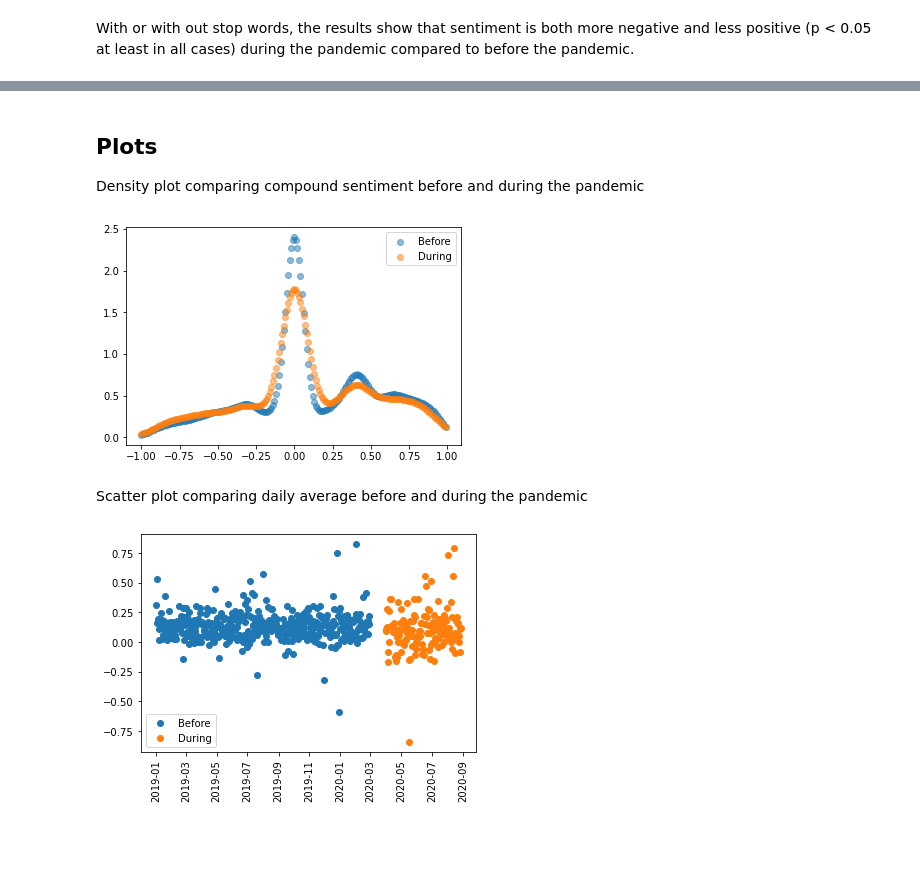
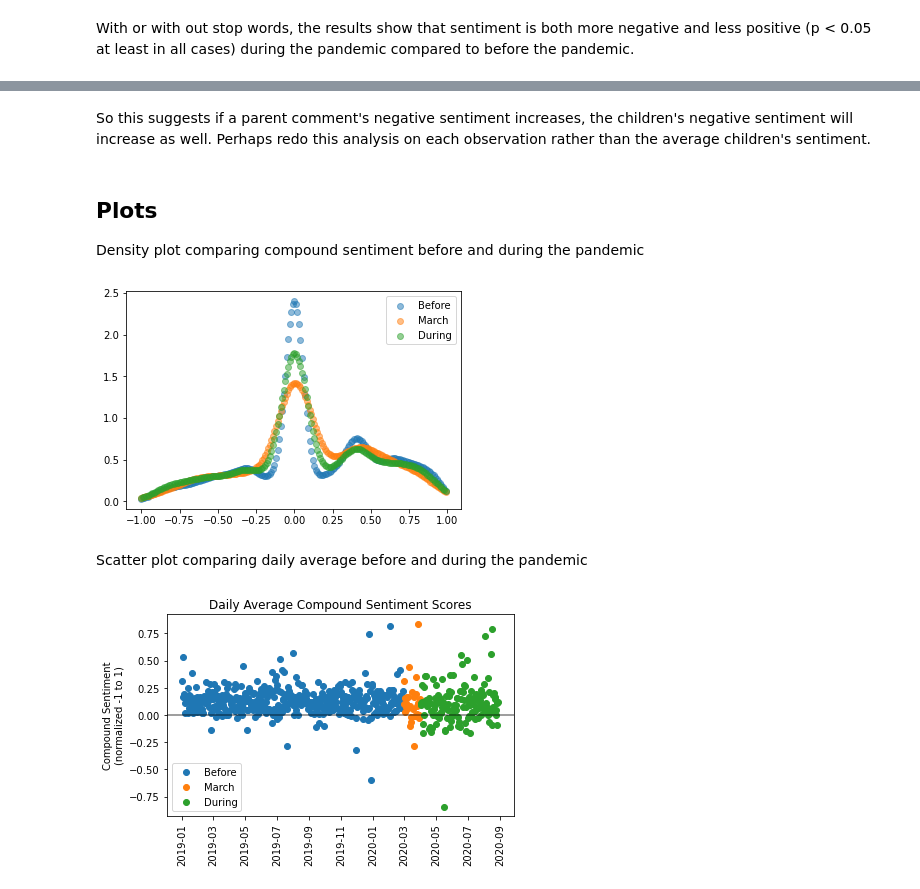
Before and after one commit to mwhuhn/forum-sentiment-old, a Jupyter notebook: 2-Sentiment_Analysis.ipynb, the cells around one changed output, grey strips where cells are left out. Cells and saved outputs as stored; diff of their text form; code cells hidden in the pictures; blank space fills up the shorter version.

```diff
--- a/2-Sentiment_Analysis.ipynb
+++ b/2-Sentiment_Analysis.ipynb
@@ -178,3 +179,8 @@ df = df[(df['date_created']>pd.Timestamp(2019,1,1))]
 # %%
 df['before'] = df['date_created'] <= pd.Timestamp(2020,2,28)
 df['during'] = df['date_created'] >= pd.Timestamp(2020,4,1)
+df['march'] = ~df['before'] & ~df['during']
+df.loc[df['before'], 'period'] = 'before'
+df.loc[df['march'], 'period'] = 'march'
+df.loc[df['during'], 'period'] = 'during'
+df['period'].value_counts()
@@ -180,0 +192,3 @@ df['during'] = df['date_created'] >= pd.Timestamp(2020,4,1)
+# %%
+df['is_parent'] = df['parent_id'] == ""
+df['is_parent'].value_counts()
@@ -195,15 +219,15 @@ Without stop words or punctuation
 # %%
-text = df['text']
-text = text.apply(clean_text)
-tokenizer = RegexpTokenizer(r'\w+')
-text = text.apply(tokenizer.tokenize)
-text = text.apply(remove_stopwords)
-df['text_clean'] = text.apply(lambda x: " ".join(x))
-sentiment_clean = df['text_clean'].apply(lambda x: sentiment_analyzer_scores(x, analyzer))
-df['neg_sentiment_clean'] = sentiment_clean.apply(lambda x: x.get('neg', 0))
-df['neu_sentiment_clean'] = sentiment_clean.apply(lambda x: x.get('neu', 0))
-df['pos_sentiment_clean'] = sentiment_clean.apply(lambda x: x.get('pos', 0))
-df['compound_sentiment_clean'] = sentiment_clean.apply(lambda x: x.get('compound', 0))
+# text = df['text']
+# text = text.apply(clean_text)
+# tokenizer = RegexpTokenizer(r'\w+')
+# text = text.apply(tokenizer.tokenize)
+# text = text.apply(remove_stopwords)
+# df['text_clean'] = text.apply(lambda x: " ".join(x))
+# sentiment_clean = df['text_clean'].apply(lambda x: sentiment_analyzer_scores(x, analyzer))
+# df['neg_sentiment_clean'] = sentiment_clean.apply(lambda x: x.get('neg', 0))
+# df['neu_sentiment_clean'] = sentiment_clean.apply(lambda x: x.get('neu', 0))
+# df['pos_sentiment_clean'] = sentiment_clean.apply(lambda x: x.get('pos', 0))
+# df['compound_sentiment_clean'] = sentiment_clean.apply(lambda x: x.get('compound', 0))
 # %% [markdown]
 ## Statistical Analysis
 This test looks at whether the average sentiment is different before (up to Feb. 28, 2020) and during the pandemic (after April 1, 2020)
@@ -239,27 +326,39 @@ With or with out stop words, the results show that sentiment is both more negati
+# %% [markdown]
+So this suggests if a parent comment's negative sentiment increases, the children's negative sentiment will increase as well. Perhaps redo this analysis on each observation rather than the average children's sentiment.
 # %% [markdown]
 ## Plots
 Density plot comparing compound sentiment before and during the pandemic
 # %%
 density_before = kde.gaussian_kde(df["compound_sentiment"][df['before']])
+density_march = kde.gaussian_kde(df["compound_sentiment"][df['march']])
 density_during = kde.gaussian_kde(df["compound_sentiment"][df['during']])
 x = np.arange(-1.0, 1.0, 0.01)
 plt.scatter(x, density_before(x), alpha=0.5, label="Before")
+plt.scatter(x, density_march(x), alpha=0.5, label="March")
 plt.scatter(x, density_during(x), alpha=0.5, label="During")
 plt.legend(loc="upper right")
 plt.show()
 # %% [output]
-[figure, old version]
+[figure, new version]
 # %% [markdown]
 Scatter plot comparing daily average before and during the pandemic
 # %%
 df['day'] = pd.to_datetime(df['date_created'], format="%Y-%m-%d")
 daily_ave = df.resample('d', on='day').mean().dropna(how='all')
 daily_ave['before'] = daily_ave.index <= pd.Timestamp(2020,2,28)
 daily_ave['during'] = daily_ave.index >= pd.Timestamp(2020,4,1)
+daily_ave['march'] = ~daily_ave['before'] & ~daily_ave['during']
 plt.scatter(daily_ave.index[daily_ave['before']], daily_ave['compound_sentiment'][daily_ave['before']], label="Before")
+plt.scatter(daily_ave.index[daily_ave['march']], daily_ave['compound_sentiment'][daily_ave['march']], label="March")
 plt.scatter(daily_ave.index[daily_ave['during']], daily_ave['compound_sentiment'][daily_ave['during']], label="During")
 plt.legend(loc="lower left")
 plt.xticks(rotation=90)
+plt.ylabel('Compound Sentiment\n(normalized -1 to 1)')
+plt.title('Daily Average Compound Sentiment Scores')
+plt.axhline(y=0, color='black', linestyle='-', alpha=0.5)
+plt.tight_layout()
+plt.savefig('../plots/daily_ave_compound_sentiment.png')
+
 plt.show()
 # %% [output]
-[figure, old version]
+[figure, new version]
```
Also changed, not shown: parts of 25 cells of this notebook, 2 other files.
